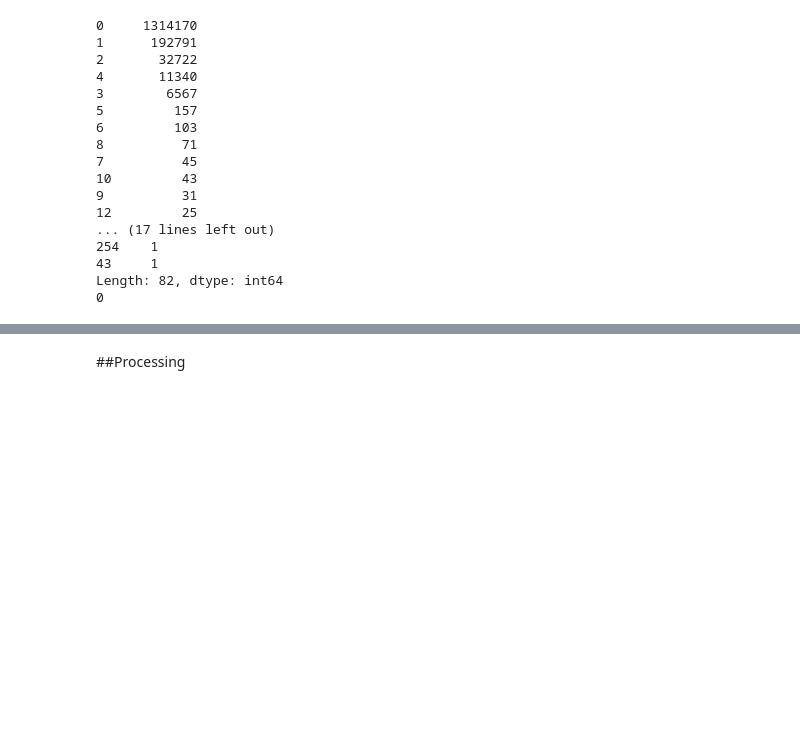
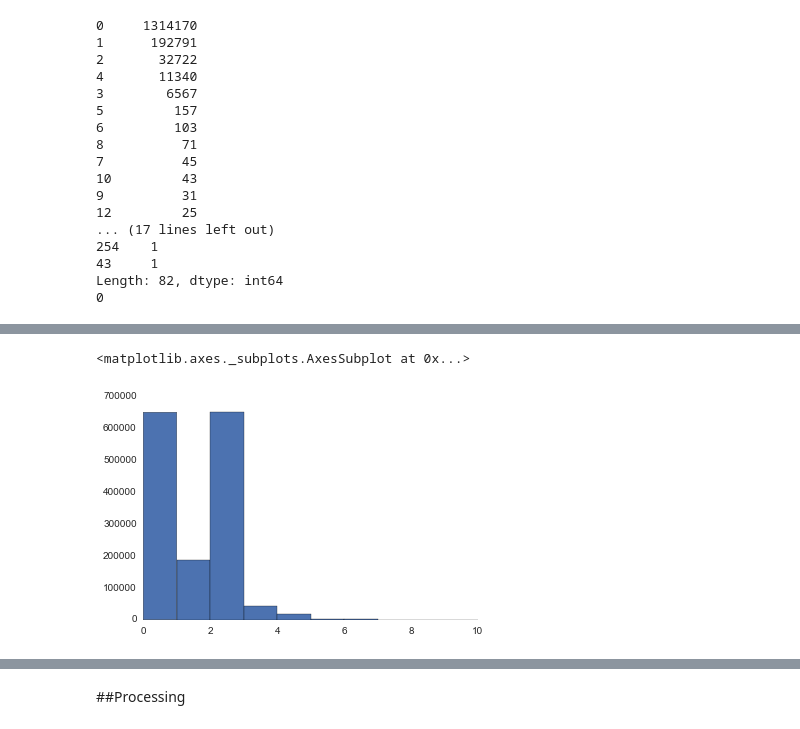
Before and after one commit to selwyth/featurehoods, a Jupyter notebook: work_sql_interface.ipynb, the cells around one changed output, grey strips where cells are left out. Saved outputs shown, nothing was run; the diff lists cells and outputs as text; code cells hidden in the pictures; blank space fills up the shorter version.

```diff
--- a/work_sql_interface.ipynb
+++ b/work_sql_interface.ipynb
@@ -133,8 +107,0 @@ test2.head(100)
-# %%
-def acres_finder(num):
-    import re
-    if re.search('.+\...$', str(num)):
-        return 1
-
-test = base.LOT_SIZE.map(acres_finder)
-base[test == 1].sort(columns = 'LOT_SIZE', ascending = False).head(10)
@@ -156,7 +108,3 @@ base.LOT_SIZE == base.LOT_SIZE.apply(lambda x: x * 43560 if x < 100 and x < BUIL
-# %%
-base['landval_perc'] = base.ASSESSED_LAND_VALUE / base.ASSESSED_IMP_VALUE
-base['lot_perc'] = 1 - base.BUILDING_AREA / base.LOT_SIZE
-base.lot_perc = base.lot_perc.apply(lambda x: x == 0 if x < -1 else x)
 # %% [markdown]
 ## Zero-handling Analysis
 # %%
@@ -378,3 +372,8 @@ Length: 82, dtype: int64
+# %%
+base.PARKING[base.PARKING <= 10].hist()
+# %% [output]
+<matplotlib.axes._subplots.AxesSubplot at 0x...>
+[figure, added]
 # %%
 pd.concat([lookup, base[base.TOTAL_UNITS.isnull()]], join = 'inner', axis = 1).tail(5)
 pd.concat([lookup, base[base.TOTAL_UNITS == 111]], join = 'inner', axis = 1).tail(5)
```
Also changed, not shown: parts of 26 cells of this notebook.
